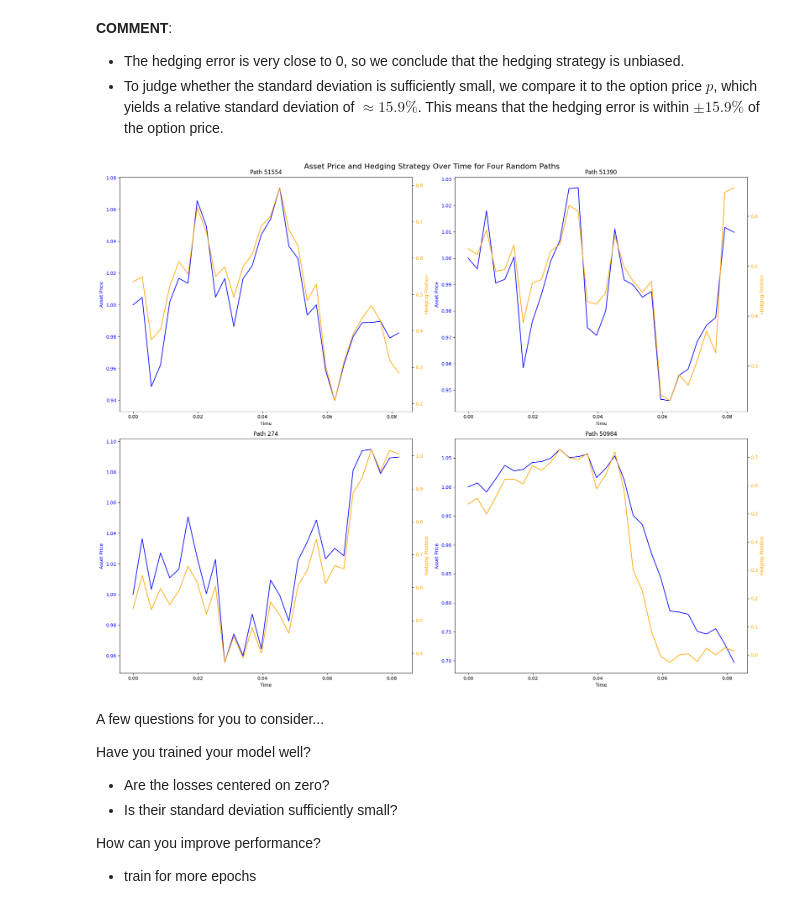
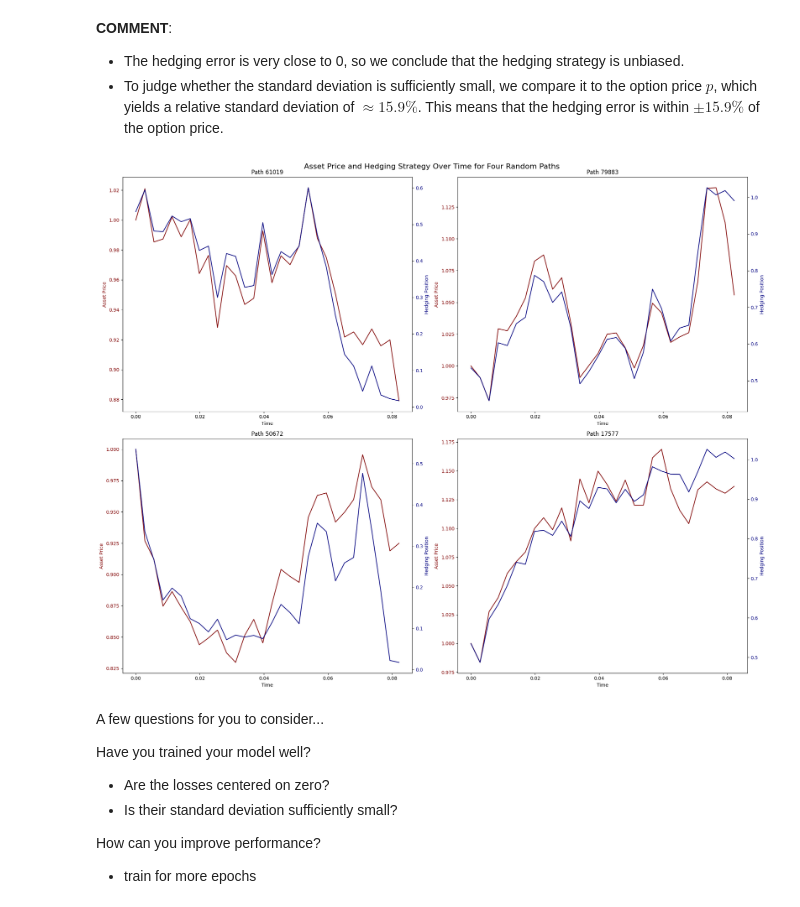
Before and after one commit to RamonKaspar/ML-in-Finance-and-Insurance, a Jupyter notebook: 03_Deep-Hedging/main.ipynb, the cells around one changed output. Saved outputs shown, nothing was run; the diff lists cells and outputs as text; code cells hidden in the pictures.

Commit message:
Make plots more beautiful

```diff
--- a/03_Deep-Hedging/main.ipynb
+++ b/03_Deep-Hedging/main.ipynb
@@ -309,36 +309,36 @@ fig.suptitle('Asset Price and Hedging Strategy Over Time for Four Random Paths',
 time_points = np.linspace(0, T, N)
 
 model.eval()
 with torch.no_grad():
     for i, ax in enumerate(axs.flatten()):
         # Choose a random path
         path_idx = np.random.randint(num_test)
         # Get the asset price
         single_path = S_test_tensor[path_idx].unsqueeze(0).to(device)
         # Predict the hedging strategy for this path
         H_single = model(single_path).squeeze().cpu().numpy()
 
         # Plot the asset price
-        color = 'blue'
+        color = 'maroon'
         ax.set_xlabel('Time')
         ax.set_ylabel('Asset Price', color=color)
         line1, = ax.plot(time_points, S_test_tensor[path_idx].numpy()[:-1], color=color)
         ax.tick_params(axis='y', labelcolor=color)
 
         # Create second y-axis for the hedging strategy
         ax2 = ax.twinx()
-        color = 'orange'
+        color = 'navy'
         ax2.set_ylabel('Hedging Position', color=color)
         line2, = ax2.plot(time_points, H_single, color=color)
         ax2.tick_params(axis='y', labelcolor=color)
 
         ax.set_title(f'Path {path_idx+1}')
 
 plt.tight_layout()
 plt.savefig('plots/hedging_strategy_multiple_paths.pdf')
 plt.show()
 # %% [output]
-[figure, old version]
+[figure, new version]
 # %% [markdown]
 A few questions for you to consider...
 
```
